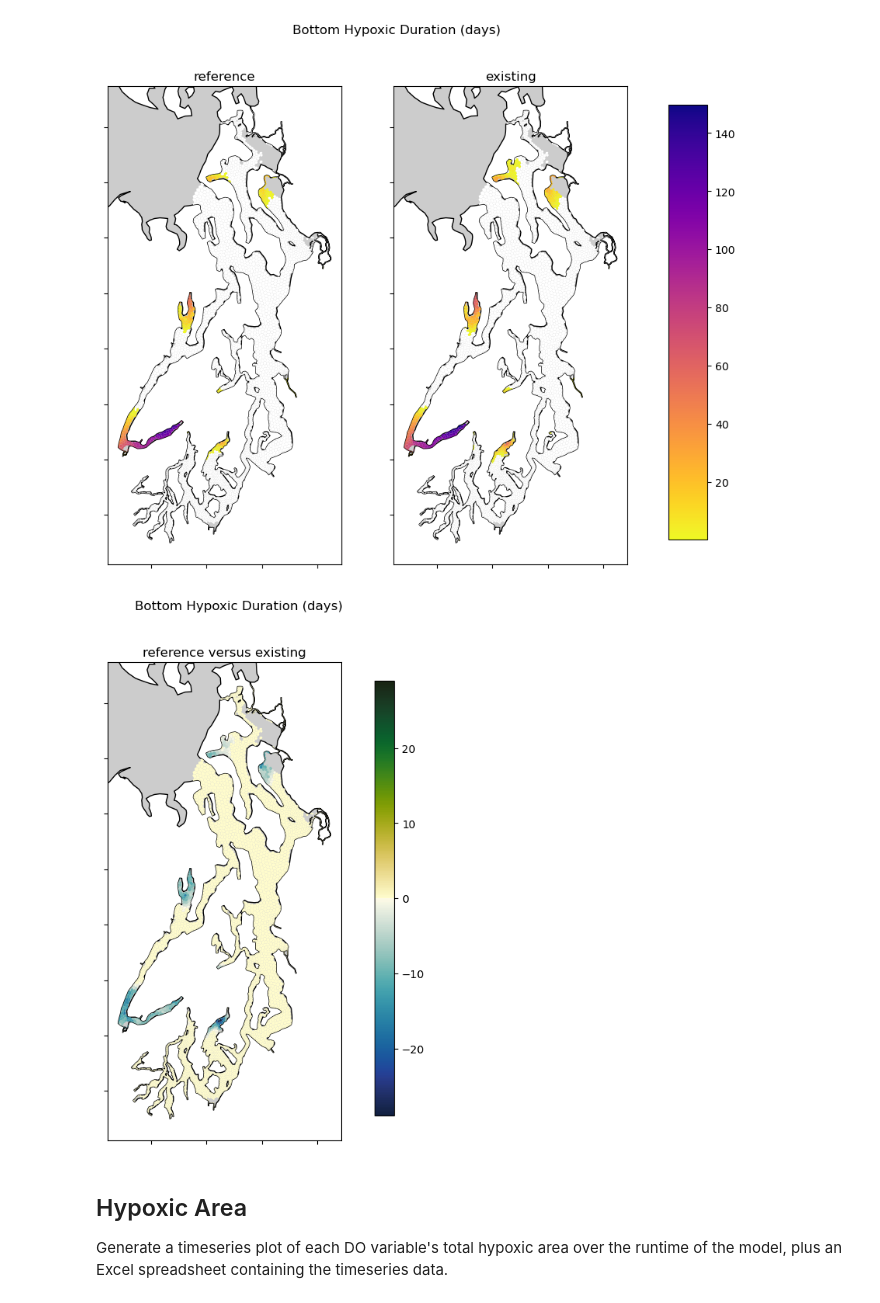
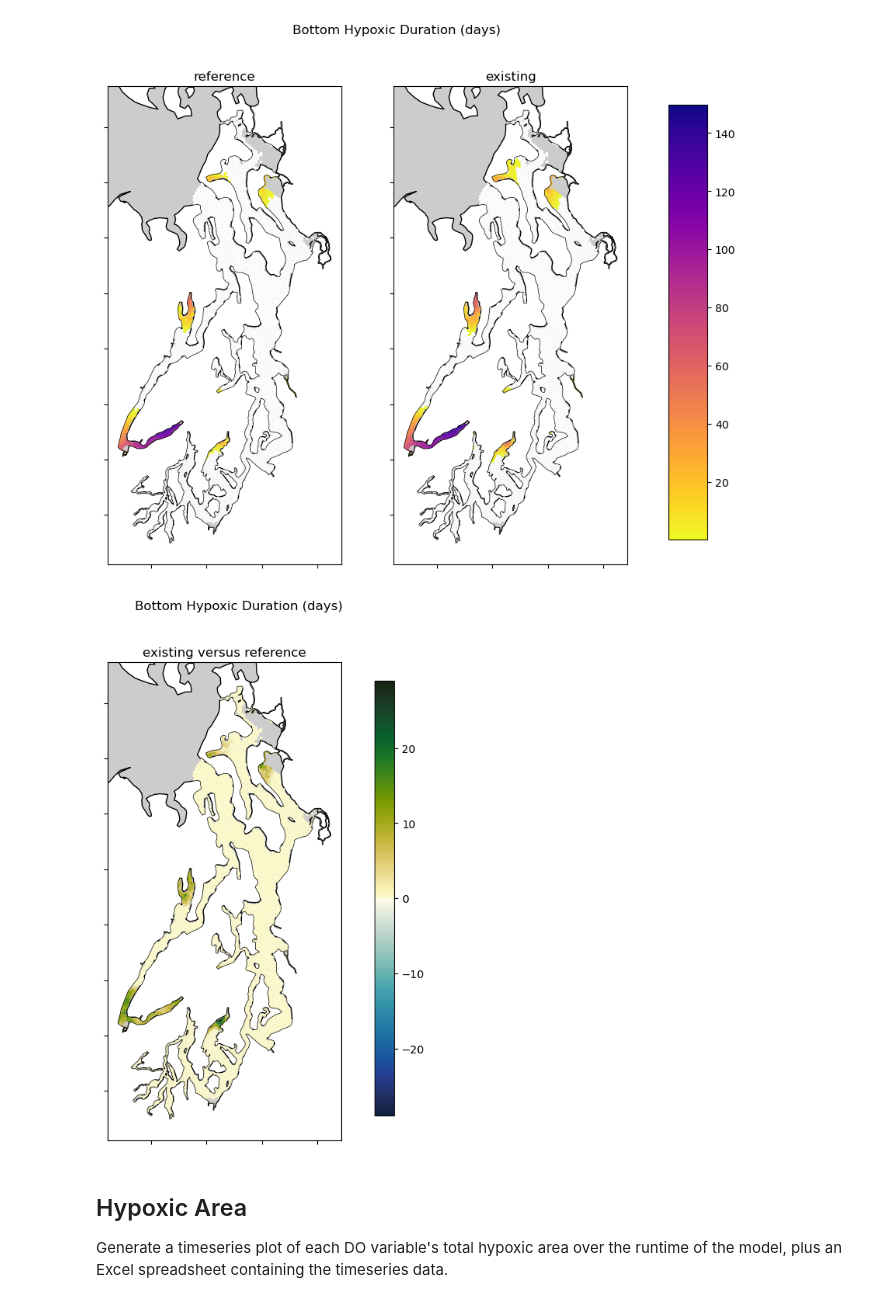
Before and after one commit to bedaro/ssm-analysis, a Jupyter notebook: Bottom DO.ipynb, the cells around one changed output. Cells and saved outputs as stored; diff of their text form; code cells hidden in the pictures.

```diff
--- a/Bottom DO.ipynb
+++ b/Bottom DO.ipynb
@@ -15,8 +15,8 @@ A simple notebook to generate dissolved oxygen plots for the bottom layer, eithe
 * `sites`: A dict of node numbers and corresponding labels for locations that get dedicated timeseries plots of bottom DO.
 # %%
 do_data_cdf = "model_results/bottom do 2008.nc"
-do_variables = ('reference', 'existing')
-control_variable = 'existing'
+do_variables = ('reference','existing')
+control_variable = 'reference'
 
 start_date = "2008-01-01"
 domain_out_shp = "gis/ssm filled domain nodes.shp"
@@ -64,3 +66,9 @@ timestep
+# %%
+for n in sites.keys():
+    assert n in do_data['node'][:], f"Node number {n} is not present in the file. Pick a different site."
+if type(do_variables) == str:
+    do_variables = (do_variables,)
+assert control_variable in do_variables, f"Control variable '{control_variable}' should be present in do_variables."
 # %% [markdown]
 Determine the name to use for output files.
 
@@ -250,6 +258,9 @@ mycmap = cm.get_cmap("plasma_r").copy()
 mycmap.set_under('white', 1)
 
 fig, axs = plt.subplots(1, len(do_variables), figsize=(5*len(do_variables), 8))
+# For compatibility in the case that there's only a single plot to make
+if len(do_variables) == 1:
+    axs = np.array([axs])
 
 # Normalize all the durations so the colors match between the plots
 norm_duration = colors.Normalize(vmin=0.1, vmax=max_duration)
@@ -293,35 +304,37 @@ if control_variable is not None and len(do_variables) > 1:
         exp_variables.append(v)
         t = do_variable_titles[do_variables.index(v)]
         exp_titles.append(f'{t} versus {control_title}')
+else:
+    exp_variables = None
 
 if exp_variables is not None:
     duration_diffs = [hypoxic_durations[v] - hypoxic_durations[control_variable] for v in exp_variables]
 
     fig, axs = plt.subplots(1, len(do_variables) - 1, figsize=(5*(len(do_variables) - 1), 8))
 
     # For compatibility in the case that there's only a single plot to make
     if len(do_variables) == 2:
         axs = np.array([axs])
 
     divnorm = colors.CenteredNorm(halfrange=np.max(np.abs(duration_diffs)))
 
     # Make a map of the duration difference between each variable and the control
     for ax, v, t in zip(axs, duration_diffs, exp_titles):
         if ax == axs[-1]:
             # See https://stackoverflow.com/a/13784887/413862 and
             # https://geopandas.org/en/latest/docs/user_guide/mapping.html#creating-a-legend
             fig.subplots_adjust(right=0.8)
             cbar_ax = fig.add_axes([0.85, 0.15, 0.05, 0.7])
             legend_args = { "legend": True, "cax": cbar_ax }
         else:
             legend_args = { "legend": False }
         d, drop = au.map_plot(domain, v, t, ax=ax,
                               cmap=cmocean.cm.delta, norm=divnorm, **legend_args)
 
 fig.suptitle("Bottom Hypoxic Duration (days)")
 fig.savefig(out_file("hypox_duration_compare.png"))
 # %% [output]
-[figure, old version]
+[figure, new version]
 # %% [markdown]
 ## Hypoxic Area
 
```
Also changed, not shown: parts of 4 cells of this notebook.
